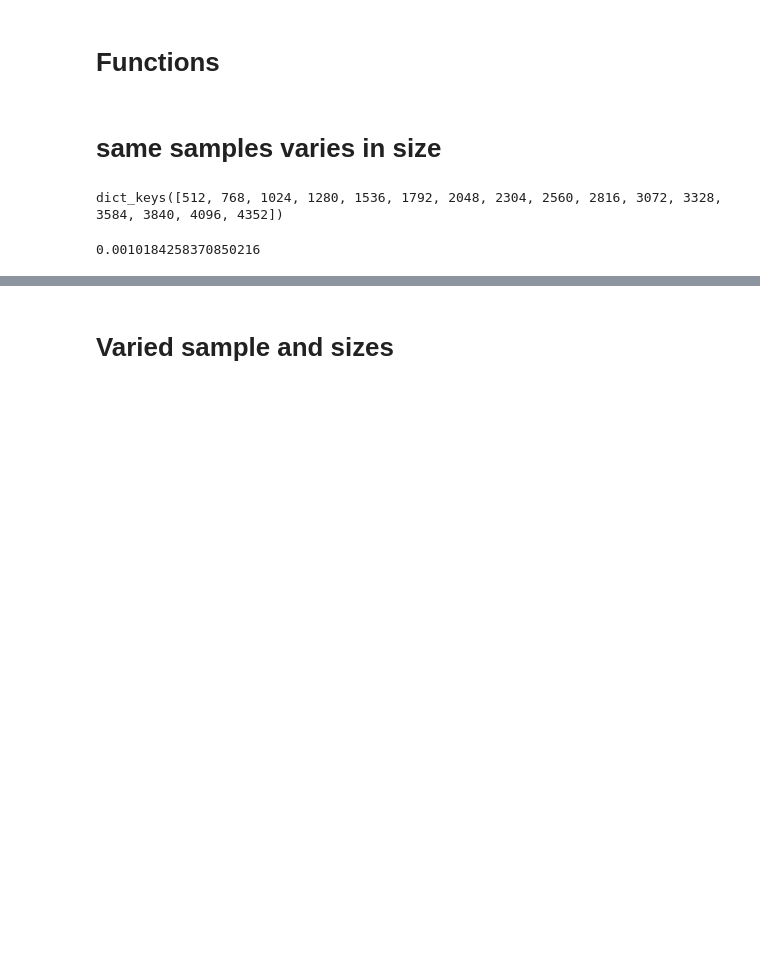
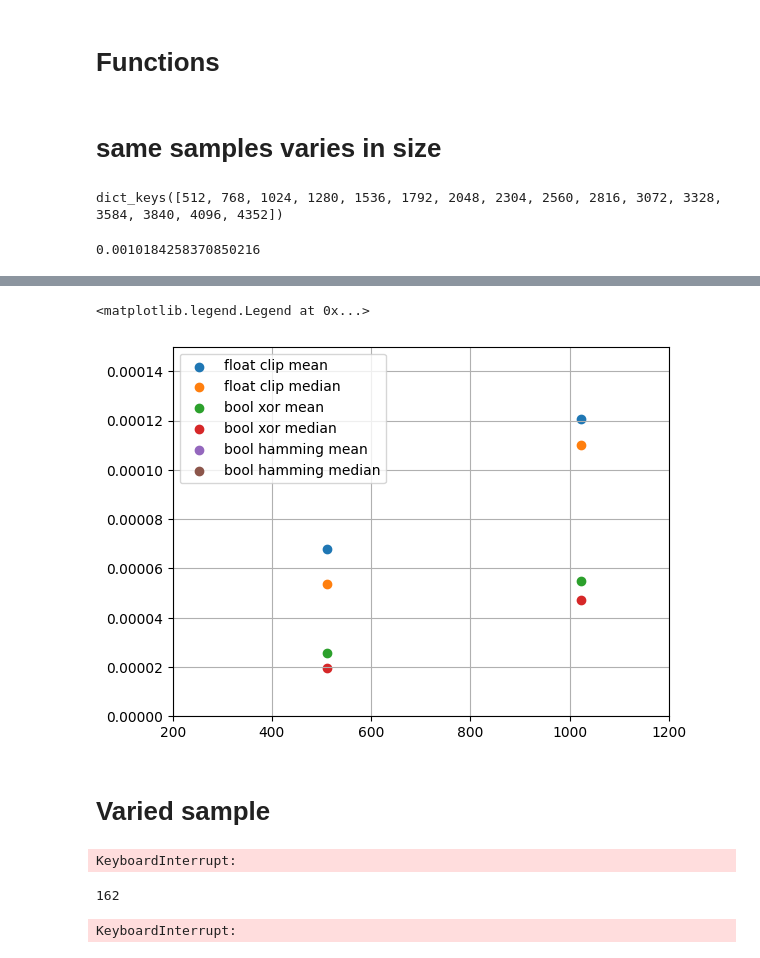
Before and after one commit to DableUTeeF/where_is_this, a Jupyter notebook: speedmeasurement.ipynb, the cells around one changed output, grey strips where cells are left out. Drawn from its saved outputs; the diff is of its cells as text; code cells hidden in the pictures; blank space fills up the shorter version.

```diff
--- a/speedmeasurement.ipynb
+++ b/speedmeasurement.ipynb
@@ -126,28 +134,46 @@ plt.legend(loc="upper left")
+# %%
+plt.scatter(ax, aymean, label='float clip mean')
+plt.scatter(ax, aymedian, label='float clip median')
+plt.scatter(bx, bymean, label='bool xor mean')
+plt.scatter(bx, bymedian, label='bool xor median')
+plt.scatter(cx, cymean, label='bool hamming mean')
+plt.scatter(cx, cymedian, label='bool hamming median')
+plt.grid()
+plt.xlim(200, 1200)
+plt.ylim(0, 0.00015)
+plt.legend(loc="upper left")
+# %% [output]
+<matplotlib.legend.Legend at 0x...>
+[figure, added]
 # %% [markdown]
-# Varied sample and sizes
+# Varied sample
 # %%
 a_times = {}
-for h in range(1, 8):
-    a_times[h*5000] = {}
-    for i in range(5):
-        asize = 512+i*512
-        a_times[h*5000][asize] = []
-        bf = torch.rand((5000*h, asize), dtype=torch.float)
-        for j in range(2010):
-            af = torch.rand((1, asize), dtype=torch.float)
-            t = time.time()
-            clip(af, bf)
-            a_times[h*5000][asize].append(time.time() - t)
+for i in range(1000):
+    asize = 2048+i*2048
+    a_times[asize] = []
+    bf = torch.rand((asize, 512), dtype=torch.float)
+    for j in range(2010):
+        af = torch.rand((1, 512), dtype=torch.float)
+        t = time.time()
+        clip(af, bf)
+        a_times[asize].append(time.time() - t)
+# %% [output]
+KeyboardInterrupt:
+# %%
+len(a_times)
+# %% [output]
+162
 # %%
 b_times = {}
-for h in range(1, 8):
-    b_times[h*5000] = {}
-    for i in range(5):
-        bsize = 512+i*512
-        b_times[h*5000][bsize] = []
-        bb = torch.rand((5000*h, bsize)) > 0.5
-        for j in range(2010):
-            ab = torch.rand((1, bsize)) > 0.5
-            t = time.time()
-            bxor(ab, bb)
-            b_times[h*5000][bsize].append(time.time() - t)
+for i in range(162):
+    bsize = 2048+i*2048
+    b_times[bsize] = []
+    bb = torch.rand((bsize, 1024)) > 0.5
+    for j in range(2010):
+        ab = torch.rand((1, 1024)) > 0.5
+        t = time.time()
+        bxor(ab, bb)
+        b_times[bsize].append(time.time() - t)
+# %% [output]
+KeyboardInterrupt:
```
Also changed, not shown: parts of 15 cells of this notebook, 1 other file.
